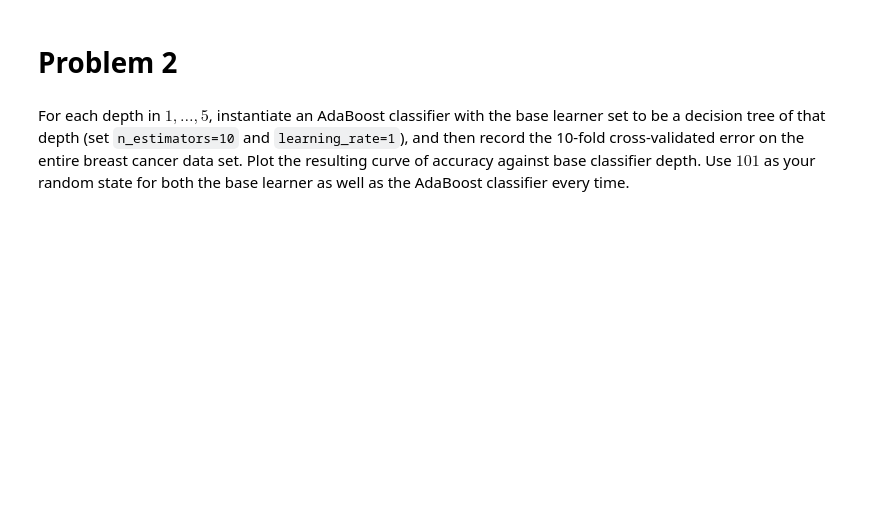
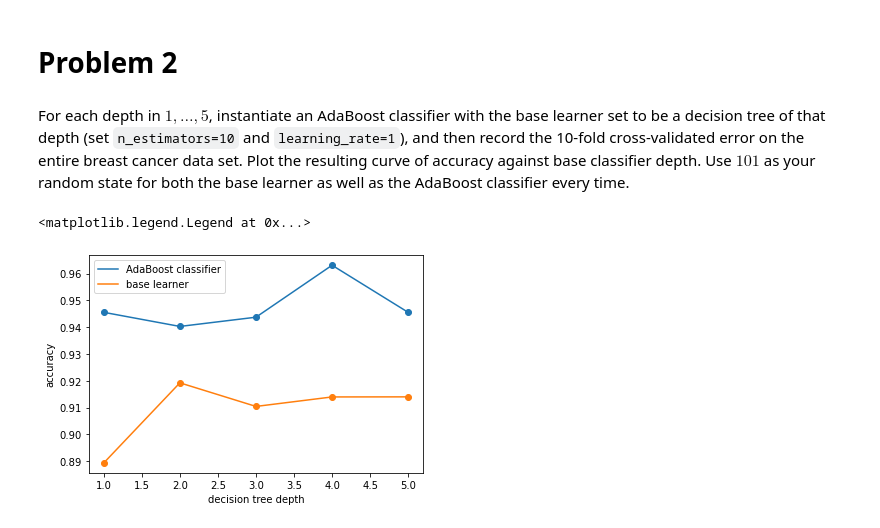
Before and after one commit to harang90/homework0, a Jupyter notebook: homework2/hw2_programming_answers.ipynb, the cells around one changed output. Cells and saved outputs as stored; diff of their text form; code cells hidden in the pictures; blank space fills up the shorter version.

```diff
--- a/homework2/hw2_programming_answers.ipynb
+++ b/homework2/hw2_programming_answers.ipynb
@@ -121,3 +169,26 @@ from sklearn import datasets
 cancer = datasets.load_breast_cancer()
 # %% [markdown]
 For each depth in $1, \dots, 5$, instantiate an AdaBoost classifier with the base learner set to be a decision tree of that depth (set `n_estimators=10` and `learning_rate=1`), and then record the 10-fold cross-validated error on the entire breast cancer data set. Plot the resulting curve of accuracy against base classifier depth. Use $101$ as your random state for both the base learner as well as the AdaBoost classifier every time.
+# %%
+from sklearn import tree, ensemble
+from sklearn.model_selection import cross_val_score
+depth_range = range(1, 6)
+accuracy_adaboost = np.zeros(5)
+accuracy_base = np.zeros(5)
+X = cancer.data
+y = cancer.target
+for i in depth_range:
+    dtc = tree.DecisionTreeClassifier(max_depth=i, random_state=101)
+    ada_boost = ensemble.AdaBoostClassifier(dtc, n_estimators = 10, learning_rate = 1, random_state=101)
+    accuracy_base[i-1] = np.mean(cross_val_score(dtc, X, y, cv=10))
+    accuracy_adaboost[i-1] = np.mean(cross_val_score(ada_boost, X, y, cv=10))
+plt.plot(depth_range, accuracy_adaboost)
+plt.plot(depth_range, accuracy_base)
+plt.scatter(depth_range, accuracy_adaboost)
+plt.scatter(depth_range, accuracy_base)
+plt.xlabel('decision tree depth')
+plt.ylabel('accuracy')
+plt.legend(('AdaBoost classifier', 'base learner'))
+# %% [output]
+<matplotlib.legend.Legend at 0x...>
+[figure, added]
```
Also changed, not shown: parts of 4 cells of this notebook.
